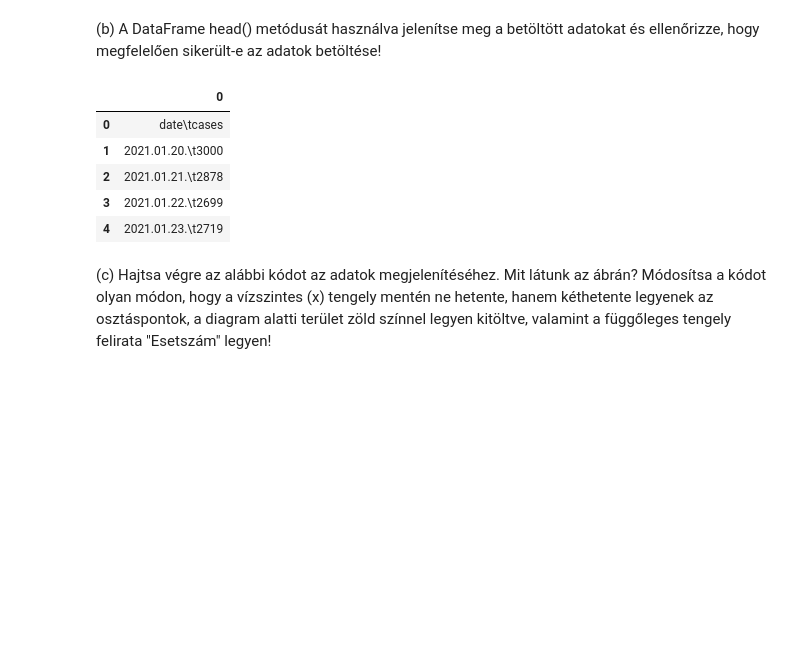
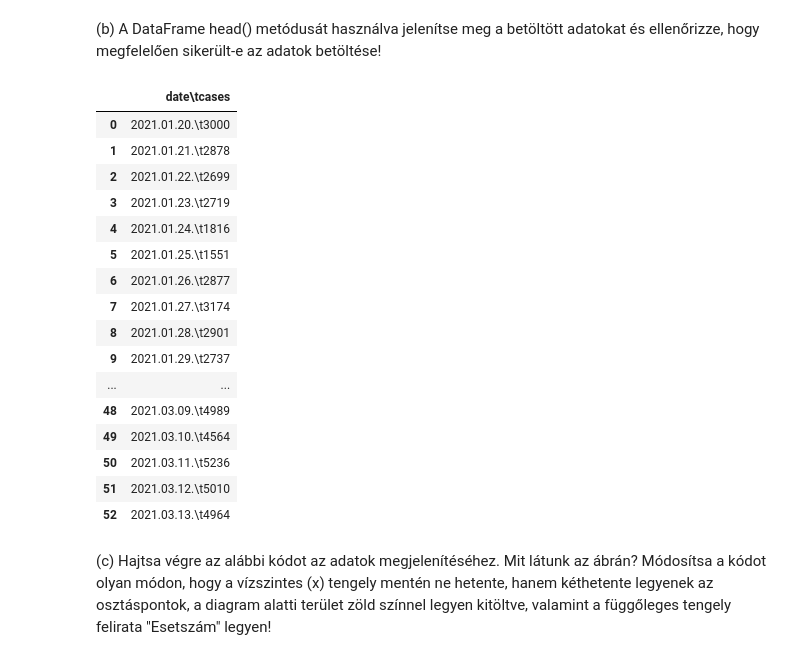
Before and after one commit to CaedesAeterna/IntelligensModszerekTantargy, a Jupyter notebook: LinearisRegresszio.ipynb, the cells around one changed output. Saved outputs shown, nothing was run; the diff lists cells and outputs as text; code cells hidden in the pictures; blank space fills up the shorter version.

```diff
--- a/LinearisRegresszio.ipynb
+++ b/LinearisRegresszio.ipynb
@@ -469,21 +473,32 @@ plt.plot(xs, ys_pred, color='red', linewidth=3)
 # %% [markdown]
 (a) Nyissa meg egy böngészőben a http://www.biointelligence.hu/mi/covid_data.txt URL-en elérhető fájlt, amely kb. másfél hónap COVID-esetszámait tartalmazza Romániára vonatkozóan. A fájl szemrevételezése alapján paraméterezze a fájlt pandas DataFrame-be betöltő parancsot!
 # %%
-header = None
+header = 0
 separator = ' '
 data = pd.read_csv('http://www.biointelligence.hu/mi/covid_data.txt',
                    header=header, sep=separator)
 # %% [markdown]
 (b) A DataFrame head() metódusát használva jelenítse meg a betöltött adatokat és ellenőrizze, hogy megfelelően sikerült-e az adatok betöltése!
 # %%
-data.head()
+data
 # %% [output]
-|  | 0 |
-| 0 | date\tcases |
-| 1 | 2021.01.20.\t3000 |
-| 2 | 2021.01.21.\t2878 |
-| 3 | 2021.01.22.\t2699 |
-| 4 | 2021.01.23.\t2719 |
+|  | date\tcases |
+| 0 | 2021.01.20.\t3000 |
+| 1 | 2021.01.21.\t2878 |
+| 2 | 2021.01.22.\t2699 |
+| 3 | 2021.01.23.\t2719 |
+| 4 | 2021.01.24.\t1816 |
+| 5 | 2021.01.25.\t1551 |
+| 6 | 2021.01.26.\t2877 |
+| 7 | 2021.01.27.\t3174 |
+| 8 | 2021.01.28.\t2901 |
+| 9 | 2021.01.29.\t2737 |
+| ... | ... |
+| 48 | 2021.03.09.\t4989 |
+| 49 | 2021.03.10.\t4564 |
+| 50 | 2021.03.11.\t5236 |
+| 51 | 2021.03.12.\t5010 |
+| 52 | 2021.03.13.\t4964 |
 # %% [markdown]
 (c) Hajtsa végre az alábbi kódot az adatok megjelenítéséhez. Mit látunk az ábrán? Módosítsa a kódot olyan módon, hogy a vízszintes (x) tengely mentén ne hetente, hanem kéthetente legyenek az osztáspontok, a diagram alatti terület zöld színnel legyen kitöltve, valamint a függőleges tengely felirata "Esetszám" legyen!
 # %%
```
Also changed, not shown: parts of 2 cells of this notebook.
